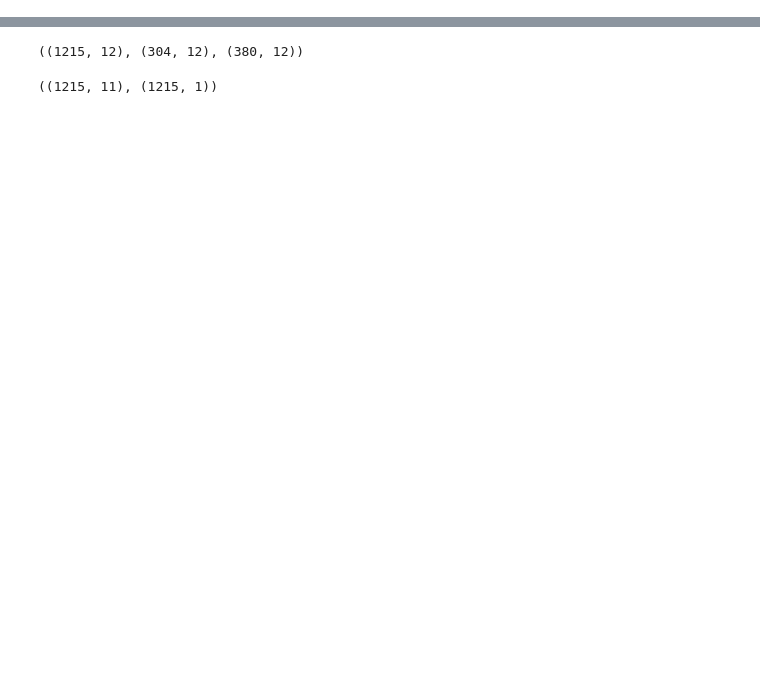
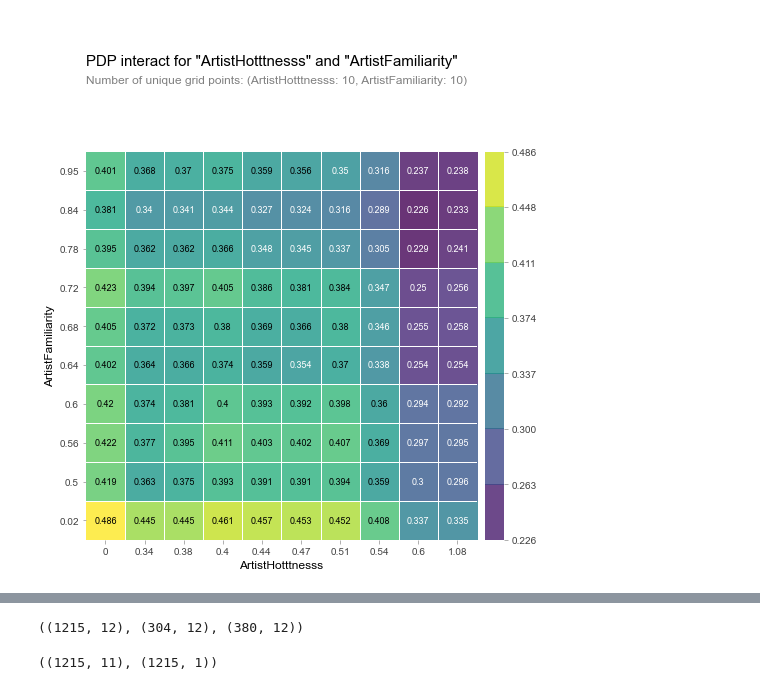
Before and after one commit to HernanDarius/top-20-genre, a Jupyter notebook: Build 2.ipynb, the cells around one changed output, grey strips where cells are left out. Saved outputs shown, nothing was run; the diff lists cells and outputs as text; code cells hidden in the pictures; blank space fills up the shorter version.

```diff
--- a/Build 2.ipynb
+++ b/Build 2.ipynb
@@ -291,0 +271,14 @@ def train_val_test(X):
+# %%
+from pdpbox.pdp import pdp_interact, pdp_interact_plot
+features = ['ArtistHotttnesss', 'ArtistFamiliarity']
+
+interaction = pdp_interact(
+    model=rf_base_model,
+    dataset=x_val_base,
+    model_features=x_val_base.columns,
+    features=features
+)
+# %%
+pdp_interact_plot(interaction, plot_type='grid', feature_names=features);
+# %% [output]
+[figure, added]
```
Also changed, not shown: parts of 67 cells of this notebook.
